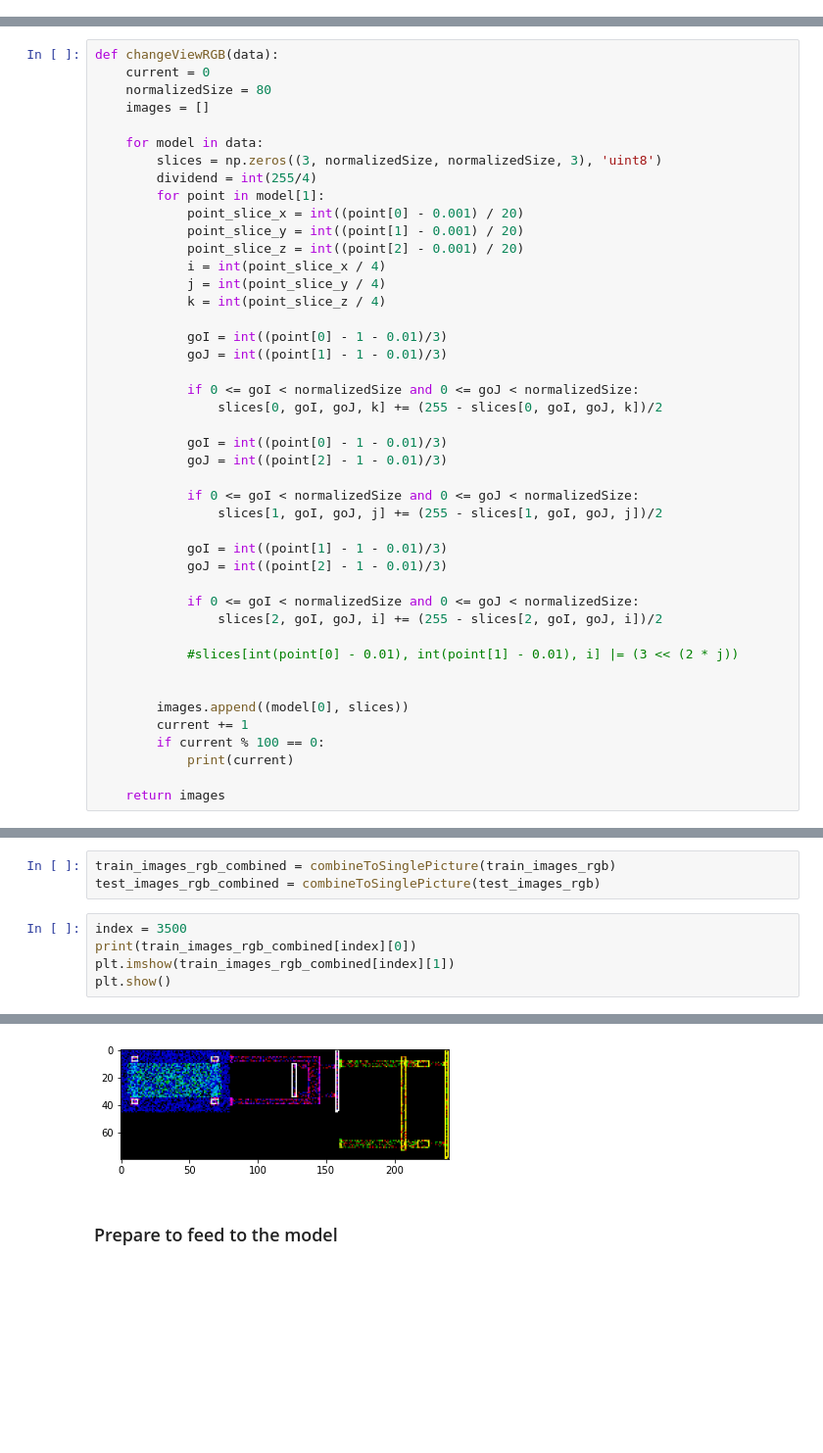
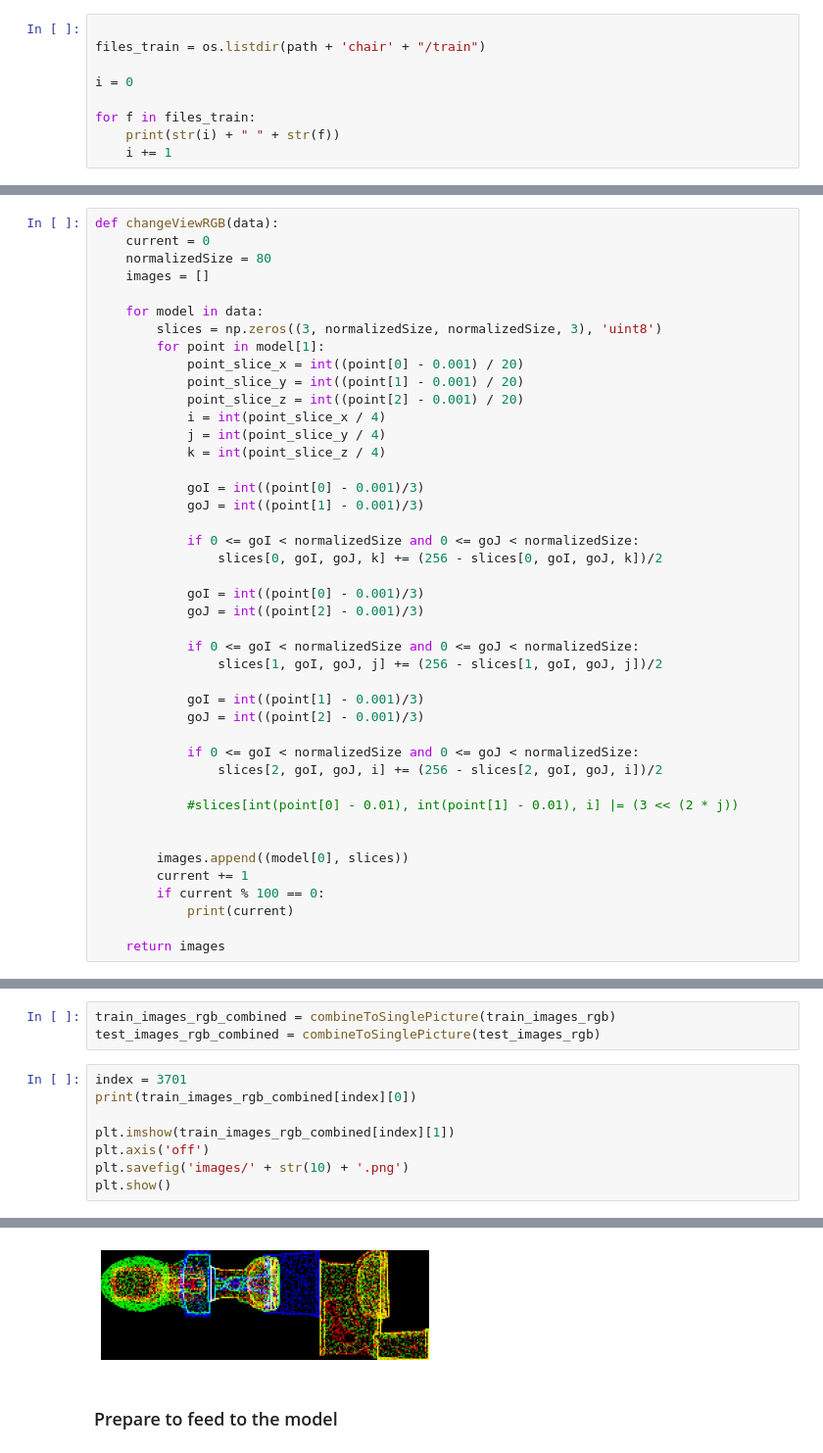
Before and after one commit to RazvanDu/3DRecognition, a Jupyter notebook: 3DRecognition.ipynb, the cells around one changed output, grey strips where cells are left out. Shown: that part at 98% size. Cells and saved outputs as stored; diff of their text form; blank space fills up the shorter version.

Commit message:
Cleanup, final model and visualizations

```diff
--- a/3DRecognition.ipynb
+++ b/3DRecognition.ipynb
@@ -37 +50,10 @@ def plot2DBW(data):
     plt.show()
+# %%
+
+files_train = os.listdir(path + 'chair' + "/train")
+
+i = 0
+
+for f in files_train:
+    print(str(i) + " " + str(f))
+    i += 1
@@ -231,7 +277,6 @@ def changeViewRGB(data):
 
     for model in data:
         slices = np.zeros((3, normalizedSize, normalizedSize, 3), 'uint8')
-        dividend = int(255/4)
         for point in model[1]:
             point_slice_x = int((point[0] - 0.001) / 20)
             point_slice_y = int((point[1] - 0.001) / 20)
@@ -240,23 +285,23 @@ def changeViewRGB(data):
             j = int(point_slice_y / 4)
             k = int(point_slice_z / 4)
 
-            goI = int((point[0] - 1 - 0.01)/3)
-            goJ = int((point[1] - 1 - 0.01)/3)
+            goI = int((point[0] - 0.001)/3)
+            goJ = int((point[1] - 0.001)/3)
 
             if 0 <= goI < normalizedSize and 0 <= goJ < normalizedSize:
-                slices[0, goI, goJ, k] += (255 - slices[0, goI, goJ, k])/2
+                slices[0, goI, goJ, k] += (256 - slices[0, goI, goJ, k])/2
 
-            goI = int((point[0] - 1 - 0.01)/3)
-            goJ = int((point[2] - 1 - 0.01)/3)
+            goI = int((point[0] - 0.001)/3)
+            goJ = int((point[2] - 0.001)/3)
 
             if 0 <= goI < normalizedSize and 0 <= goJ < normalizedSize:
-                slices[1, goI, goJ, j] += (255 - slices[1, goI, goJ, j])/2
+                slices[1, goI, goJ, j] += (256 - slices[1, goI, goJ, j])/2
 
-            goI = int((point[1] - 1 - 0.01)/3)
-            goJ = int((point[2] - 1 - 0.01)/3)
+            goI = int((point[1] - 0.001)/3)
+            goJ = int((point[2] - 0.001)/3)
 
             if 0 <= goI < normalizedSize and 0 <= goJ < normalizedSize:
-                slices[2, goI, goJ, i] += (255 - slices[2, goI, goJ, i])/2
+                slices[2, goI, goJ, i] += (256 - slices[2, goI, goJ, i])/2
 
             #slices[int(point[0] - 0.01), int(point[1] - 0.01), i] |= (3 << (2 * j))
 
@@ -304,8 +349,11 @@ def combineToSinglePicture(data):
 train_images_rgb_combined = combineToSinglePicture(train_images_rgb)
 test_images_rgb_combined = combineToSinglePicture(test_images_rgb)
 # %%
-index = 3500
+index = 3701
 print(train_images_rgb_combined[index][0])
+
 plt.imshow(train_images_rgb_combined[index][1])
+plt.axis('off')
+plt.savefig('images/' + str(10) + '.png')
 plt.show()
 # %% [output]
@@ -313,4 +361,4 @@ table
-[figure, old version]
+[figure, new version]
 # %% [markdown]
 ### Prepare to feed to the model
 # %%
```
Also changed, not shown: parts of 28 cells of this notebook, 14 other files.
